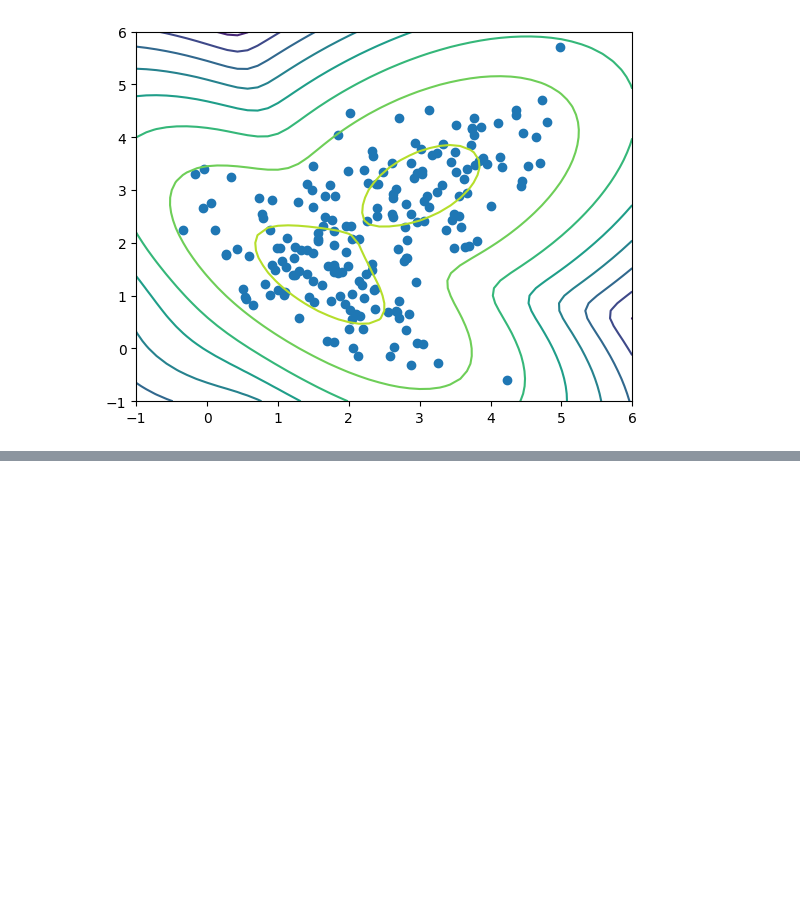
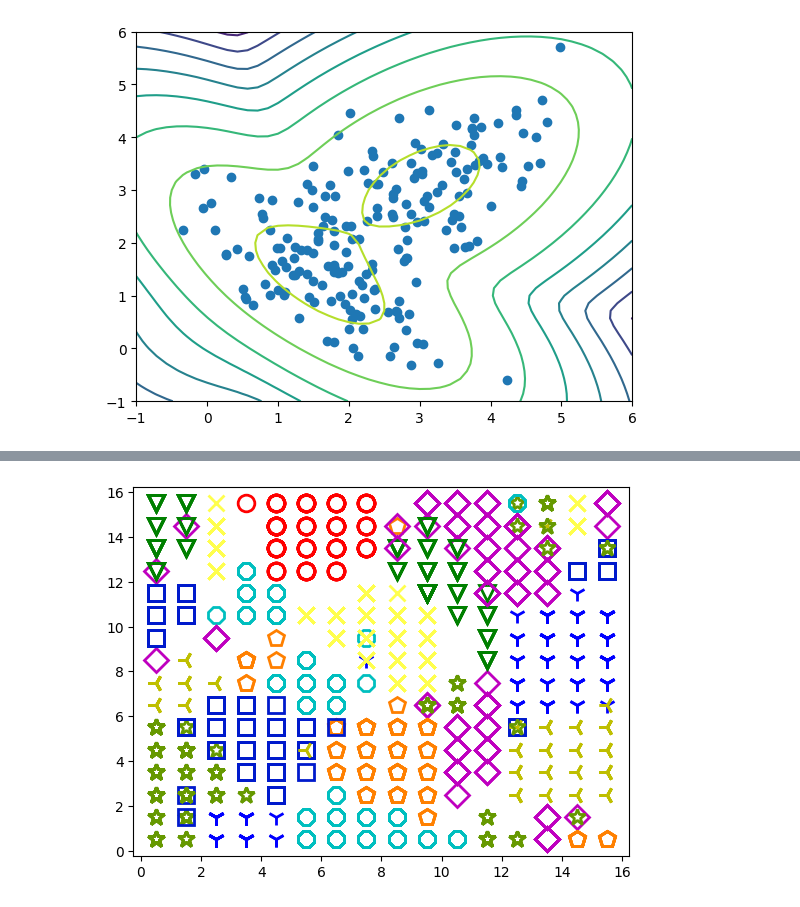
Before and after one commit to ljsoung/PyTorch, a Jupyter notebook: chap11.ipynb, the cells around one changed output, grey strips where cells are left out. Saved outputs shown, nothing was run; the diff lists cells and outputs as text; code cells hidden in the pictures; blank space fills up the shorter version.

```diff
--- a/chap11.ipynb
+++ b/chap11.ipynb
@@ -147,0 +193,22 @@ plt.show()
+# %%
+labels[labels=='0'] = 0
+labels[labels=='1'] = 1
+labels[labels=='2'] = 2
+labels[labels=='3'] = 3
+labels[labels=='4'] = 4
+labels[labels=='5'] = 5
+labels[labels=='6'] = 6
+labels[labels=='7'] = 7
+labels[labels=='8'] = 8
+labels[labels=='9'] = 9
+
+markers = ['o', 'v', '1', '3', '8', 's', 'p', 'x', 'D', '*']
+colors = ["r", "g", "b", "y", "c", (0,0.1,0.8), (1,0.5,0), (1,1,0.3), "m", (0.4,0.6,0)]
+for cnt, xx in enumerate(data):
+    w = som.winner(xx)
+    plot(w[0]+.5, w[1]+.5, markers[labels[cnt]],
+        markerfacecolor='None', markeredgecolor=colors[labels[cnt]],
+        markersize=12, markeredgewidth=2)
+show()
+# %% [output]
+[figure, added]
```
Also changed, not shown: parts of 3 cells of this notebook.
